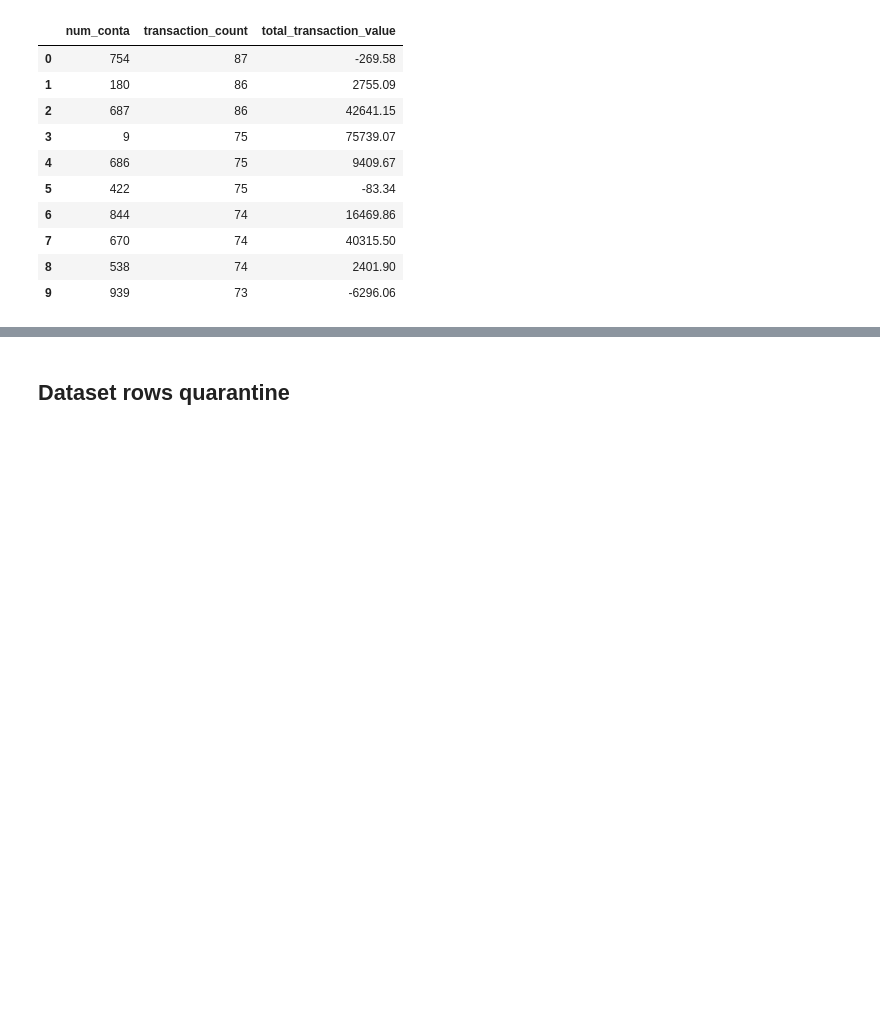
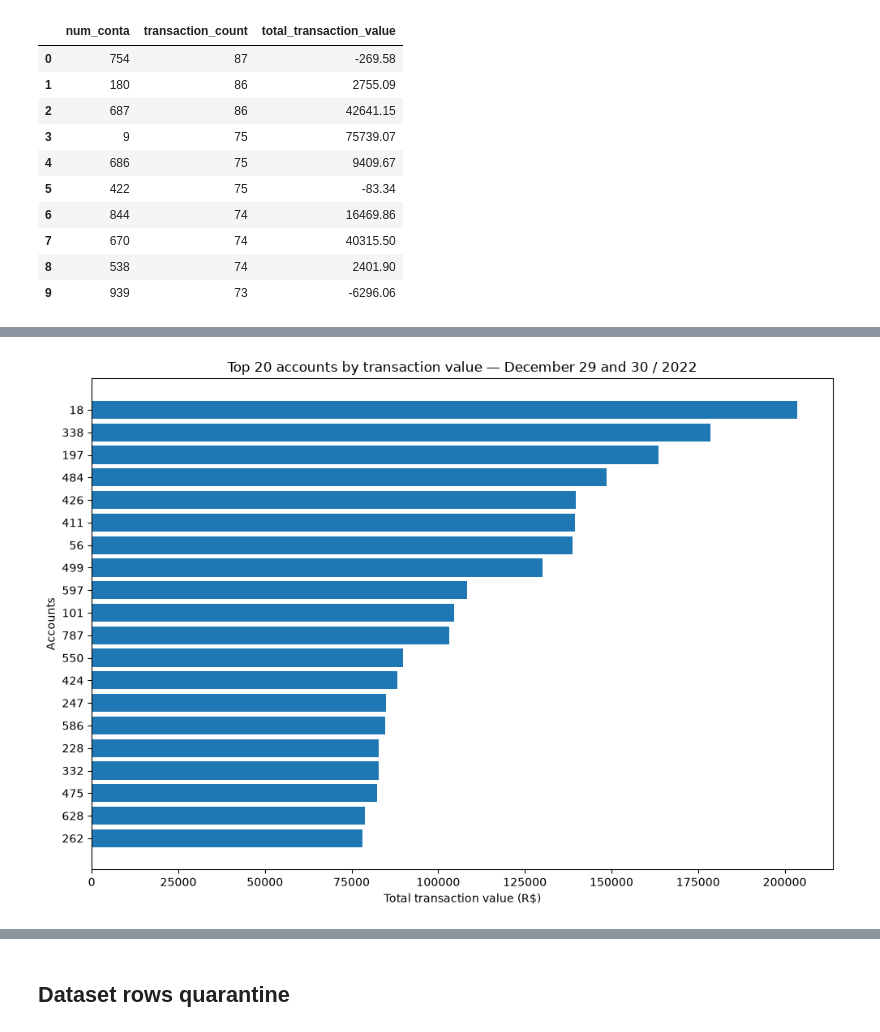
Before and after one commit to luiz-ed-ferreira/Project_BanvicDataAnalytics, a Jupyter notebook: main_analyses.ipynb, the cells around one changed output, grey strips where cells are left out. Cells and saved outputs as stored; diff of their text form; code cells hidden in the pictures; blank space fills up the shorter version.

```diff
--- a/main_analyses.ipynb
+++ b/main_analyses.ipynb
@@ -780,0 +794,16 @@ peak_accounts.head(10)
+# %%
+#Analise cumulativa das 20 primeiras contas bancarias ordenadas pelo total do valor investido e o acumulativo do valor das transações
+peak_accounts["cumulative_transaction_value"] = (
+    peak_accounts["total_transaction_value"].cumsum()
+)
+
+total_peak_value: float = (
+    peak_accounts["total_transaction_value"].sum()
+)
+
+peak_accounts["cumulative_value_share"] = (
+    peak_accounts["cumulative_transaction_value"]
+    / total_peak_value
+)
+
+peak_accounts.head(20)
@@ -780,0 +844,23 @@ peak_accounts.head(10)
+# %%
+#Visualização gráfica das 20 maiores contas com valor financeiro transacionado durante o período de pico.
+top_accounts: pd.DataFrame = (
+    peak_accounts
+    .nlargest(20, "total_transaction_value")
+    .sort_values("total_transaction_value")
+)
+
+plt.figure(figsize=(10, 7))
+
+plt.barh(
+    top_accounts["num_conta"].astype(str),
+    top_accounts["total_transaction_value"]
+)
+
+plt.xlabel("Total transaction value (R$)")
+plt.ylabel("Accounts")
+plt.title("Top 20 accounts by transaction value — December 29 and 30 / 2022")
+
+plt.tight_layout()
+plt.show()
+# %% [output]
+[figure, added]
```
Also changed, not shown: parts of 16 cells of this notebook, 4 other files.
